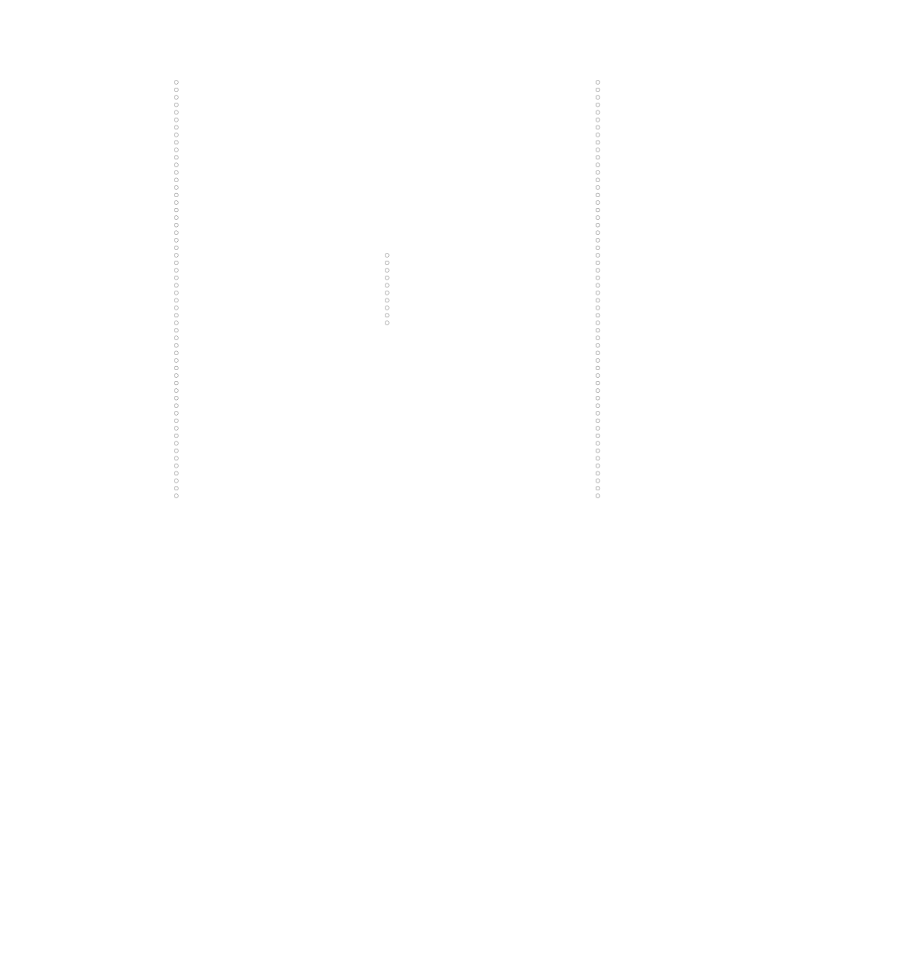
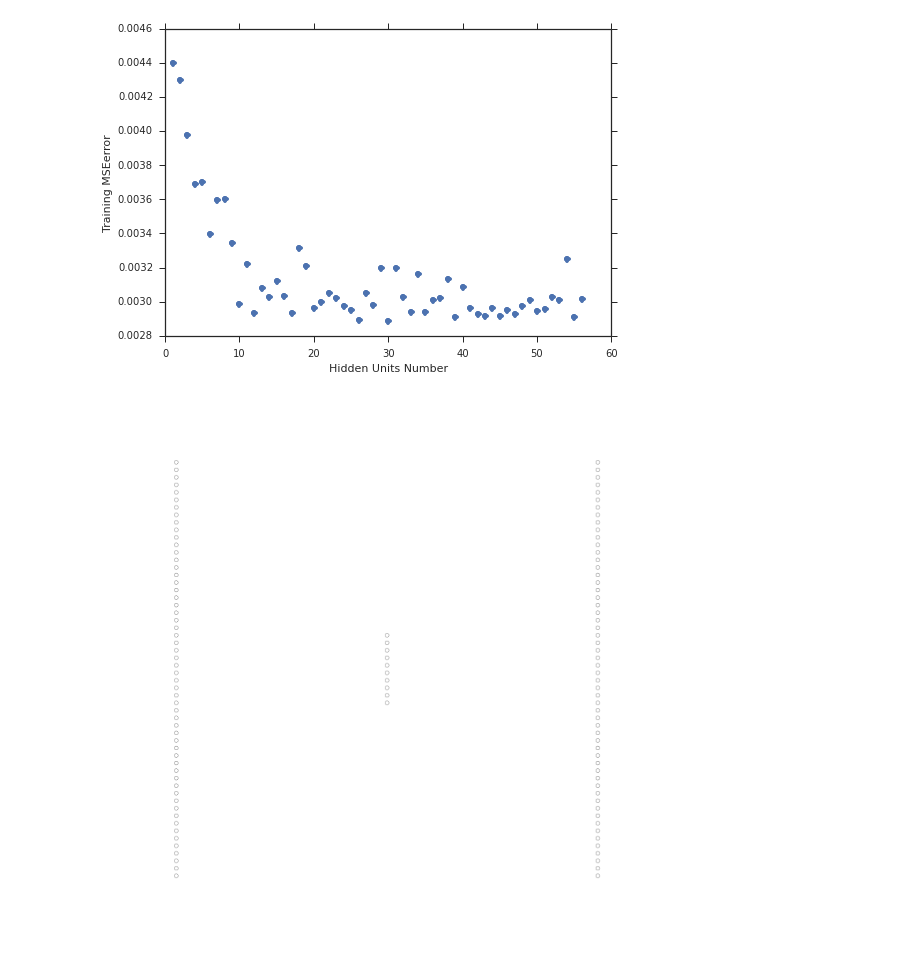
Before and after one commit to fengsy868/Dann-EEG, a Jupyter notebook: Ploting.ipynb, the cells around one changed output. Cells and saved outputs as stored; diff of their text form; code cells hidden in the pictures; blank space fills up the shorter version.

Commit message:
graph

```diff
--- a/Ploting.ipynb
+++ b/Ploting.ipynb
@@ -8,6 +8,16 @@ import matplotlib.pyplot as plt
 %matplotlib inline
 
 sns.set(style="ticks", color_codes=True)
+# %%
+filepath = 'exp_25_09_16.csv'
+exp_25_07_16_average = pd.read_csv(filepath)
+#plt.plot(exp_25_07_16_average.HiddenUnits,exp_25_07_16_average.TrainMSE,'bh')
+plt.plot(exp_25_07_16_average.HiddenUnits,exp_25_07_16_average.ValidMSE,'bo')
+plt.xlabel('Hidden Units Number')
+plt.ylabel('Training MSEerror')
+plt.show()
+# %% [output]
+[figure, added]
 # %%
 def draw_neural_net(ax, left, right, bottom, top, layer_sizes):
     '''
```
